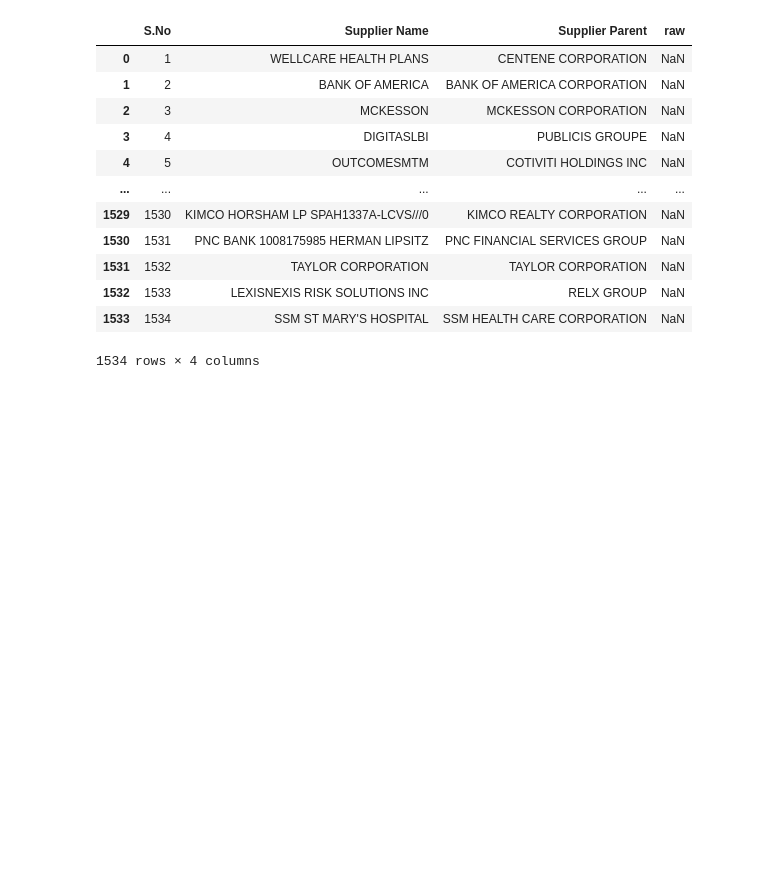
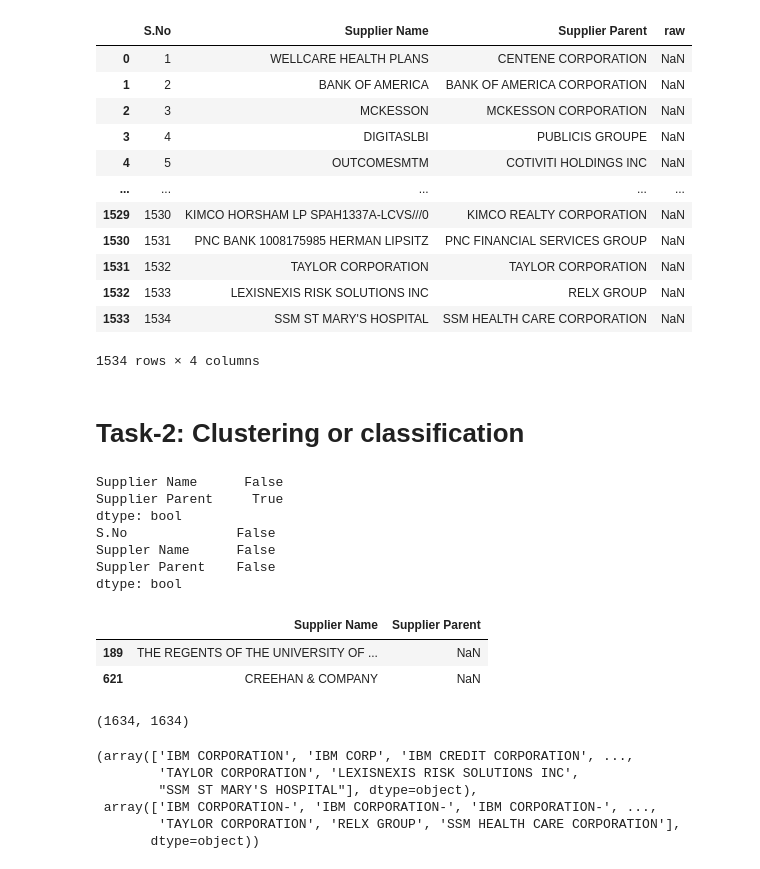
Before and after one commit to AmitAaranya/ml-assignment-1, a Jupyter notebook: notebook.ipynb, the cells around one changed output. Drawn from its saved outputs; the diff is of its cells as text; code cells hidden in the pictures; blank space fills up the shorter version.

```diff
--- a/notebook.ipynb
+++ b/notebook.ipynb
@@ -172,3 +178,31 @@ df
 | 1532 | 1533 | LEXISNEXIS RISK SOLUTIONS INC | RELX GROUP | NaN |
 | 1533 | 1534 | SSM ST MARY'S HOSPITAL | SSM HEALTH CARE CORPORATION | NaN |
 1534 rows × 4 columns
+# %% [markdown]
+# **Task-2:** Clustering or classification
+# %%
+# Load the data from the excel
+import pandas as pd
+import numpy as np
+
+excel_data = pd.read_excel('data/Data for ML Test.xlsx', sheet_name=None)
+examples_data_df  = excel_data["Example Sheet"]
+
+output_from_llm_sheet = pd.read_excel('data/output_after_llm_to_do.xlsx')[['Supplier Name','Supplier Parent']]
+# %%
+# Check the NaN in the sheet
+print(output_from_llm_sheet.isna().any())
+print(examples_data_df.isna().any())
+
+output_from_llm_sheet[output_from_llm_sheet.isna().any(axis=1)]
+# %% [output]
+Supplier Name      False
+Supplier Parent     True
+dtype: bool
+S.No              False
+Suppler Name      False
+Suppler Parent    False
+dtype: bool
+|  | Supplier Name | Supplier Parent |
+| 189 | THE REGENTS OF THE UNIVERSITY OF ... | NaN |
+| 621 | CREEHAN & COMPANY | NaN |
@@ -174,0 +213,16 @@ df
+# %%
+# x_ and y_ are inputs and outputs for the classfication model
+x_ = np.append(examples_data_df['Suppler Name'].to_numpy(),output_from_llm_sheet['Supplier Name'].to_numpy())
+y_ = np.append(examples_data_df['Suppler Parent'].to_numpy(),output_from_llm_sheet['Supplier Parent'].to_numpy())
+x_.size, y_.size
+# %% [output]
+(1634, 1634)
+# %%
+x_,y_
+# %% [output]
+(array(['IBM CORPORATION', 'IBM CORP', 'IBM CREDIT CORPORATION', ...,
+        'TAYLOR CORPORATION', 'LEXISNEXIS RISK SOLUTIONS INC',
+        "SSM ST MARY'S HOSPITAL"], dtype=object),
+ array(['IBM CORPORATION-', 'IBM CORPORATION-', 'IBM CORPORATION-', ...,
+        'TAYLOR CORPORATION', 'RELX GROUP', 'SSM HEALTH CARE CORPORATION'],
+       dtype=object))
```
Also changed, not shown: parts of 10 cells of this notebook.
